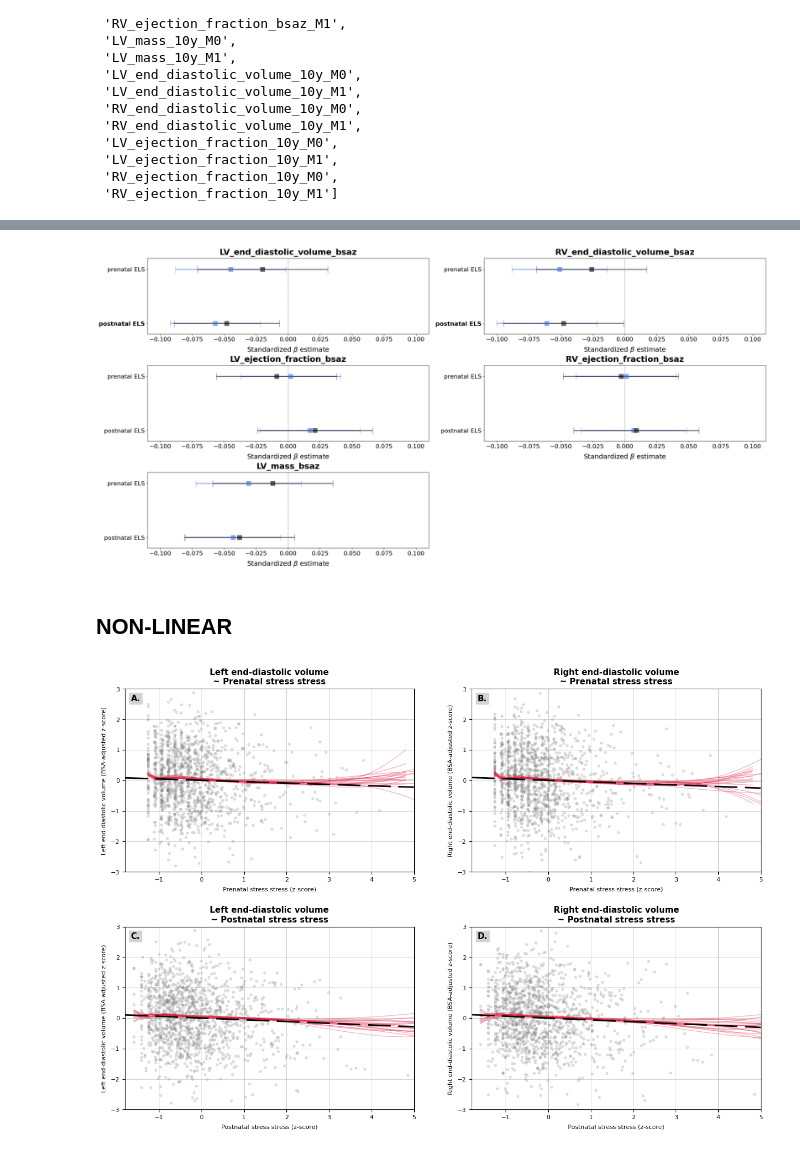
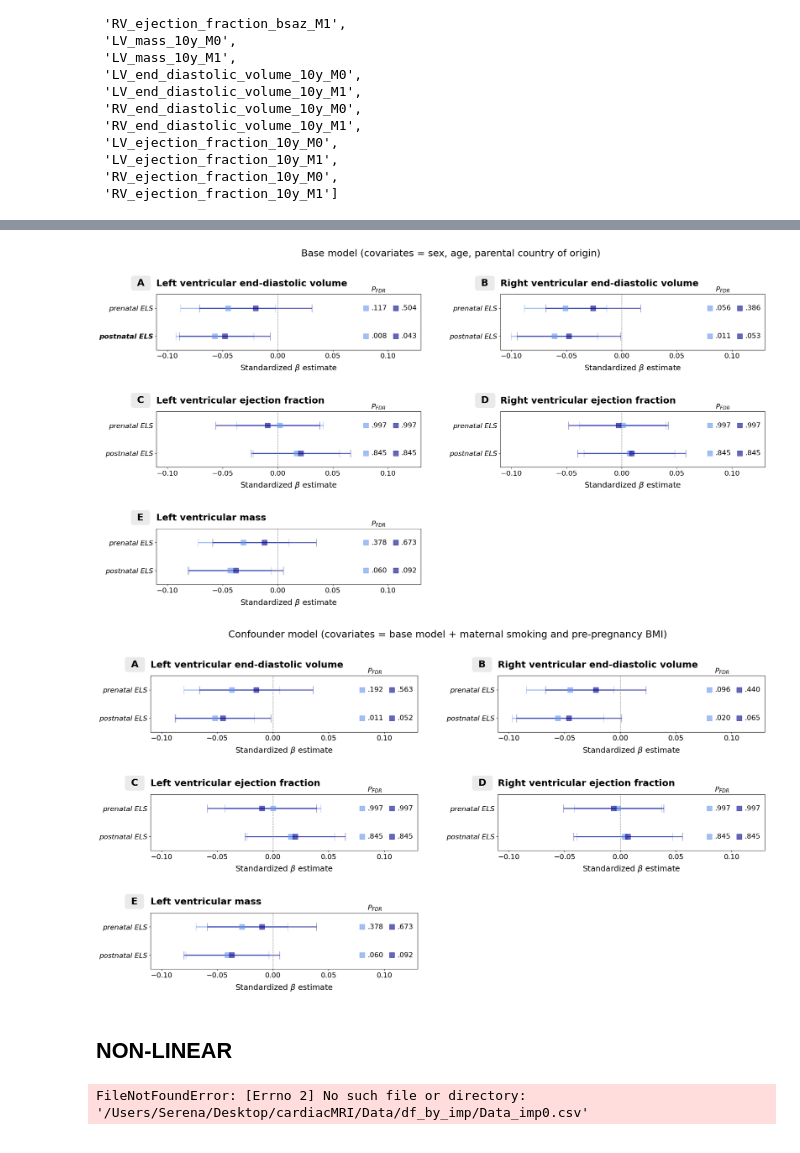
Before and after one commit to SereDef/ELS-cardiacMRI-project, a Jupyter notebook: Figures.ipynb, the cells around one changed output, grey strips where cells are left out. Saved outputs shown, nothing was run; the diff lists cells and outputs as text; code cells hidden in the pictures.

Commit message:
undate figure 1 with FDR pvalues

```diff
--- a/Figures.ipynb
+++ b/Figures.ipynb
@@ -26,7 +26,7 @@ please provide us feedback at https://github.com/pandas-dev/pandas/issues/54466
 
   import pandas as pd
 # %%
-respath = '/Users/Serena/Desktop/cardiacMRI/Results/results.xlsx'
+respath = '/Users/Serena/Desktop/cardiacMRI/Results/results_fdr.xlsx'
 
 res = pd.ExcelFile(respath)
 
@@ -62,10 +62,7 @@ models
 def show_results(model, with_intercept=False):
     df = pd.read_excel(res, sheet_name=model)
 
-    d = pd.concat([
-    df.loc[df.term=='prenatal_stress_z'],
-    df.loc[df.term=='postnatal_stress_z']
-    ]).reset_index(drop=True)
+    d = df.loc[(df.term.str.contains('prenatal_stress|postnatal_stress', na=False))].reset_index(drop=True)
 
     if with_intercept:
         d = pd.concat([df.loc[(df.model.str.contains('prenatal_stress|postnatal_stress')) & (df.term=='(Intercept)')], d]).reset_index(drop=True)
@@ -83,4 +86,10 @@ d
 # %%
 # general plotting parameters
 plt.rcParams["font.family"] = "sans-serif"
+
+outcome_names = {"LV_end_diastolic_volume_bsaz": "Left ventricular end-diastolic volume",
+                 "RV_end_diastolic_volume_bsaz": "Right ventricular end-diastolic volume",
+                "LV_ejection_fraction_bsaz": "Left ventricular ejection fraction",
+                "RV_ejection_fraction_bsaz": "Right ventricular ejection fraction",
+                "LV_mass_bsaz": "Left ventricular mass"}
 # %%
@@ -115,23 +150,30 @@ def p(outc, ax, xlims=[-0.11,0.11], adj = 'M0'):
 # %%
 # f, axs = plt.subplots(3, 2, figsize=(25, 12), constrained_layout = True)
 
-f, axs = plt.subplot_mosaic('AB;CD;E.', figsize=(25, 12), constrained_layout = True)
+def f1(adj):
 
-p('LV_end_diastolic_volume_bsaz', axs['A'])
-p('RV_end_diastolic_volume_bsaz', axs['B'])
+    f, axs = plt.subplot_mosaic('AB;CD;E.', figsize=(25, 12)) #, constrained_layout = True)
 
-p('LV_ejection_fraction_bsaz',  axs['C'])
-p('RV_ejection_fraction_bsaz',  axs['D'])
+    p(axs, 'LV_end_diastolic_volume_bsaz', 'A', adj = adj)
+    p(axs, 'RV_end_diastolic_volume_bsaz', 'B', adj = adj)
 
-p('LV_mass_bsaz', axs['E'])
+    p(axs, 'LV_ejection_fraction_bsaz',  'C', adj = adj)
+    p(axs, 'RV_ejection_fraction_bsaz',  'D', adj = adj)
 
-# axs[2,1].axis('off')
+    p(axs, 'LV_mass_bsaz', 'E', adj = adj)
 
-f.subplots_adjust(hspace=3, wspace=0.4)
+    f.subplots_adjust(hspace=1.1, wspace=.3)
 
-# f.savefig('/Users/Serena/Desktop/cardiacMRI/res.png', bbox_inches="tight", dpi=400)
+    title = "Base model (covariates = sex, age, parental country of origin)" if adj == "M0" else "Confounder model (covariates = base model + maternal smoking and pre-pregnancy BMI)"
+    f.suptitle(title, y = 1, fontsize = 22)
+
+    f.savefig(f'/Users/Serena/Desktop/cardiacMRI/figure1_{adj}.png', bbox_inches="tight", dpi=400)
+
+f1("M0")
+f1("M1")
 # %% [output]
-[figure, old version]
+[figure, new version]
+[figure, added]
 # %% [markdown]
 ## NON-LINEAR
 # %%
@@ -219,4 +261,4 @@ for n, aa in enumerate(axs.flat):
 
 f.savefig('/Users/Serena/Desktop/cardiacMRI/nonlin_res.png', bbox_inches="tight", dpi=400)
 # %% [output]
-[figure, removed]
+FileNotFoundError: [Errno 2] No such file or directory: '/Users/Serena/Desktop/cardiacMRI/Data/df_by_imp/Data_imp0.csv'
```
Also changed, not shown: parts of 3 cells of this notebook, 2 other files.
